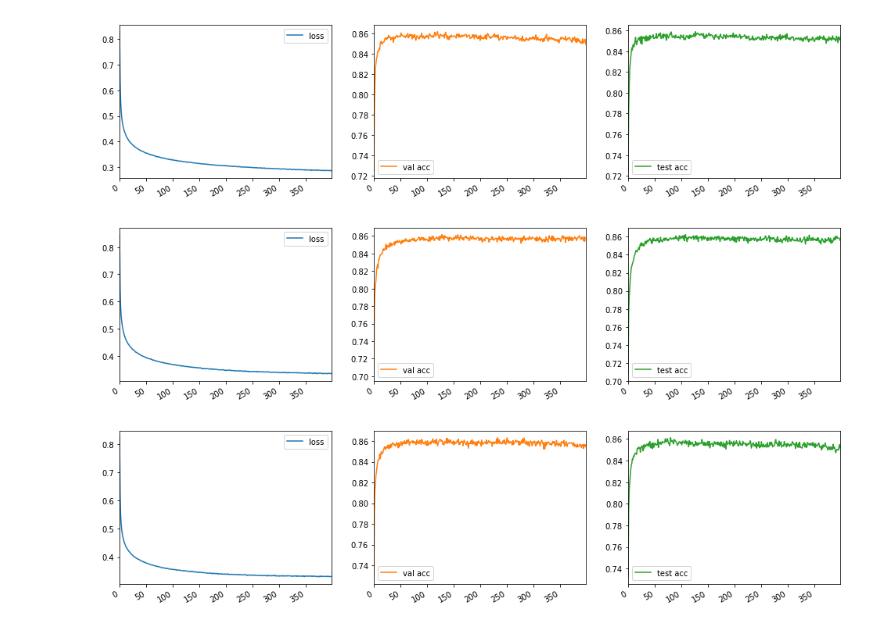
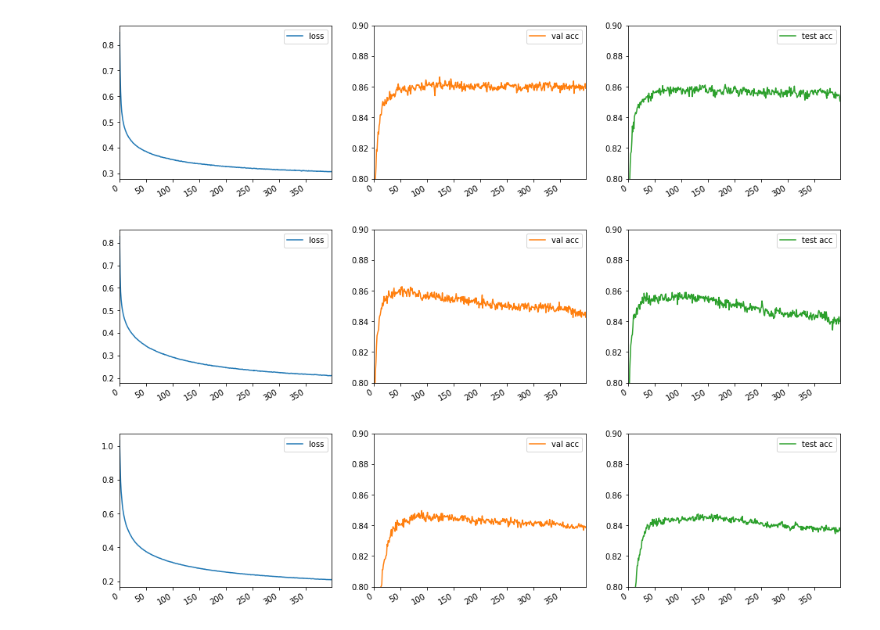
Before and after one commit to stevenxxiu/decomp_attend, a Jupyter notebook: notes.ipynb, the cells around one changed output. Drawn from its saved outputs; the diff is of its cells as text; code cells hidden in the pictures.

Commit message:
re-runs with slightly better learning rates & a batch size of 256

```diff
--- a/notes.ipynb
+++ b/notes.ipynb
@@ -16,17 +16,20 @@ def load_data(name):
             ('test acc', [float(re.search(r'test acc: ([\d.]+)', line).group(1)) for line in lines]),
         ]))
 # %%
-# without projection, we have overfitting
-load_data('results/results_54c3186f.txt').plot(subplots=True, figsize=(16.5, 4.0), layout=(1, 3)); None
+# best with mean, normalization, projection
+load_data('results/results_04.txt').plot(subplots=True, figsize=(16.5, 4.0), layout=(1, 3))
+[plt.gcf().get_axes()[i].set_ylim(0.8, 0.9) for i in (1, 2)]; None
 # %% [output]
-[figure, old version]
+[figure, new version]
 # %%
-# no overfitting if there is projection but random projections
-load_data('results/results_846be160.txt').plot(subplots=True, figsize=(16.5, 4.0), layout=(1, 3)); None
+# intra-sentence is overfit
+load_data('results/results_06.txt').plot(subplots=True, figsize=(16.5, 4.0), layout=(1, 3))
+[plt.gcf().get_axes()[i].set_ylim(0.8, 0.9) for i in (1, 2)]; None
 # %% [output]
-[figure, old version]
+[figure, new version]
 # %%
-# if projections have better initializations we have overfitting, suggesting that projection alone does not fix this
-load_data('results/results_d2eacd77.txt').plot(subplots=True, figsize=(16.5, 4.0), layout=(1, 3)); None
+# we get worse results and still have overfitting using the paper's optimization settings
+load_data('results/results_09.txt').plot(subplots=True, figsize=(16.5, 4.0), layout=(1, 3))
+[plt.gcf().get_axes()[i].set_ylim(0.8, 0.9) for i in (1, 2)]; None
 # %% [output]
-[figure, old version]
+[figure, new version]
```
Also changed, not shown: parts of 3 cells of this notebook, 22 other files.
